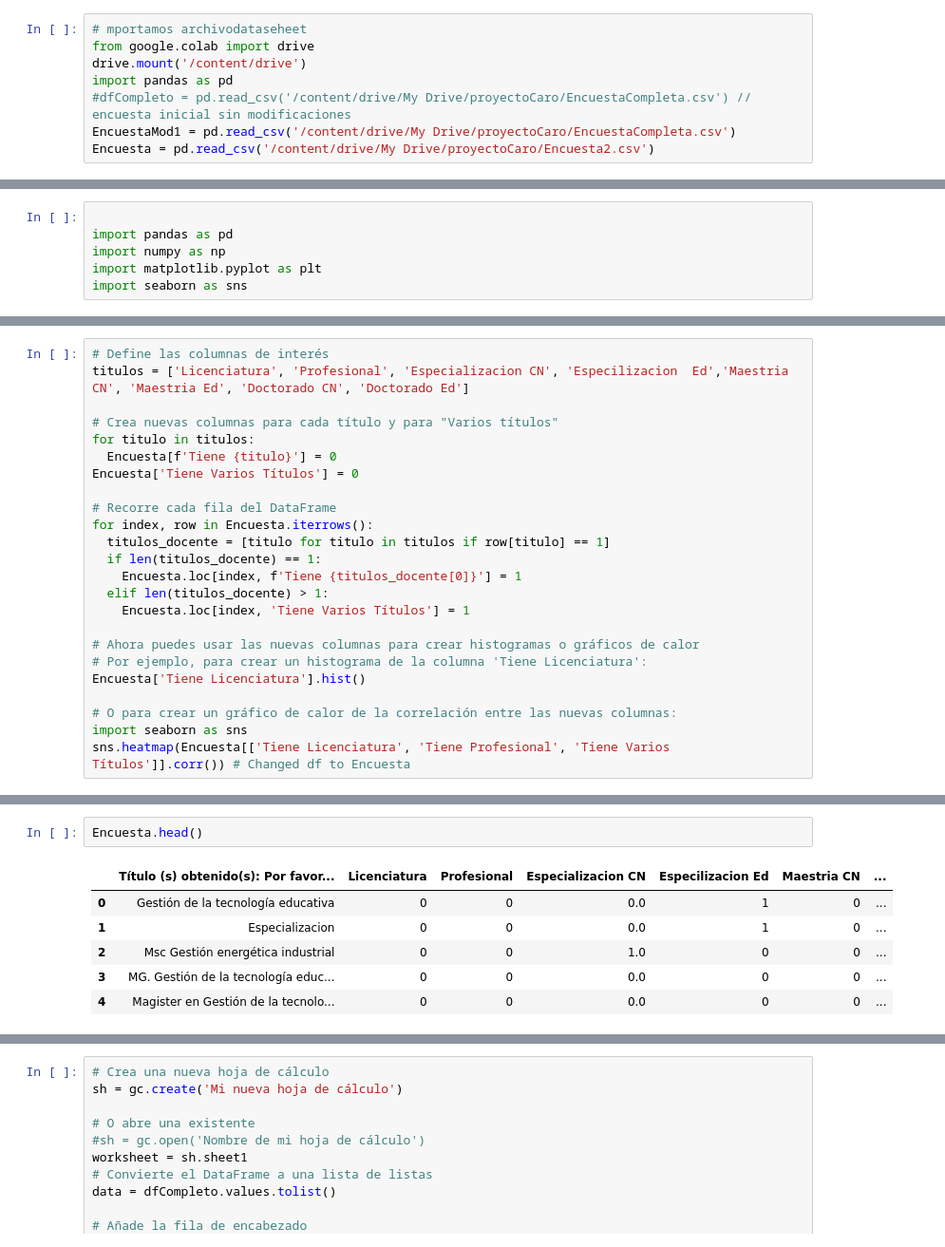
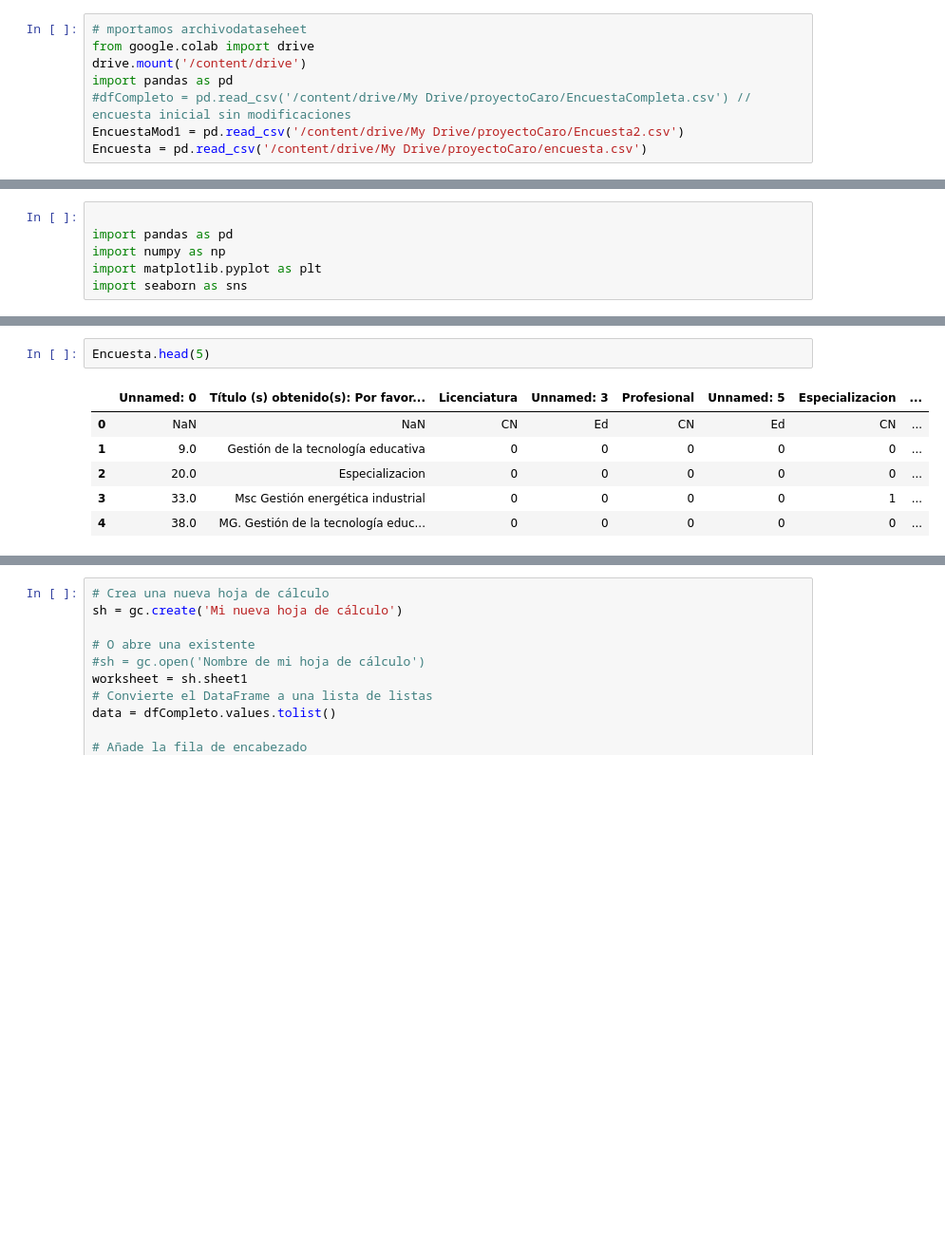
Before and after one commit to admaesmo/ScienceEducationAnalitics, a Jupyter notebook: science_teacher_education.ipynb, the cells around one changed output, grey strips where cells are left out. Shown: that part at 95% size. Cells and saved outputs as stored; diff of their text form; blank space fills up the shorter version.

```diff
--- a/science_teacher_education.ipynb
+++ b/science_teacher_education.ipynb
@@ -10,8 +10,8 @@ from google.colab import drive
 drive.mount('/content/drive')
 import pandas as pd
 #dfCompleto = pd.read_csv('/content/drive/My Drive/proyectoCaro/EncuestaCompleta.csv') // encuesta inicial sin modificaciones
-EncuestaMod1 = pd.read_csv('/content/drive/My Drive/proyectoCaro/EncuestaCompleta.csv')
-Encuesta = pd.read_csv('/content/drive/My Drive/proyectoCaro/Encuesta2.csv')
+EncuestaMod1 = pd.read_csv('/content/drive/My Drive/proyectoCaro/Encuesta2.csv')
+Encuesta = pd.read_csv('/content/drive/My Drive/proyectoCaro/encuesta.csv')
 # %% [output]
 Drive already mounted at /content/drive; to attempt to forcibly remount, call drive.mount("/content/drive", force_remount=True).
 # %%
@@ -135,24 +107,0 @@ for index, row in dfCompleto.iterrows():
-# %%
-# Define las columnas de interés
-titulos = ['Licenciatura', 'Profesional', 'Especializacion CN', 'Especilizacion  Ed','Maestria CN', 'Maestria Ed', 'Doctorado CN', 'Doctorado Ed']
-
-# Crea nuevas columnas para cada título y para "Varios títulos"
-for titulo in titulos:
-  Encuesta[f'Tiene {titulo}'] = 0
-Encuesta['Tiene Varios Títulos'] = 0
-
-# Recorre cada fila del DataFrame
-for index, row in Encuesta.iterrows():
-  titulos_docente = [titulo for titulo in titulos if row[titulo] == 1]
-  if len(titulos_docente) == 1:
-    Encuesta.loc[index, f'Tiene {titulos_docente[0]}'] = 1
-  elif len(titulos_docente) > 1:
-    Encuesta.loc[index, 'Tiene Varios Títulos'] = 1
-
-# Ahora puedes usar las nuevas columnas para crear histogramas o gráficos de calor
-# Por ejemplo, para crear un histograma de la columna 'Tiene Licenciatura':
-Encuesta['Tiene Licenciatura'].hist()
-
-# O para crear un gráfico de calor de la correlación entre las nuevas columnas:
-import seaborn as sns
-sns.heatmap(Encuesta[['Tiene Licenciatura', 'Tiene Profesional', 'Tiene Varios Títulos']].corr()) # Changed df to Encuesta
@@ -162,9 +129,9 @@ sns.heatmap(Encuesta[['Tiene Licenciatura', 'Tiene Profesional', 'Tiene Varios T
 # %%
-Encuesta.head()
+Encuesta.head(5)
 # %% [output]
-|  | Título (s) obtenido(s): Por favor... | Licenciatura | Profesional | Especializacion CN | Especilizacion Ed | Maestria CN | ... |
-| 0 | Gestión de la tecnología educativa | 0 | 0 | 0.0 | 1 | 0 | ... |
-| 1 | Especializacion | 0 | 0 | 0.0 | 1 | 0 | ... |
-| 2 | Msc Gestión energética industrial | 0 | 0 | 1.0 | 0 | 0 | ... |
-| 3 | MG. Gestión de la tecnología educ... | 0 | 0 | 0.0 | 0 | 0 | ... |
-| 4 | Magister en Gestión de la tecnolo... | 0 | 0 | 0.0 | 0 | 0 | ... |
+|  | Unnamed: 0 | Título (s) obtenido(s): Por favor... | Licenciatura | Unnamed: 3 | Profesional | Unnamed: 5 | Especializacion | ... |
+| 0 | NaN | NaN | CN | Ed | CN | Ed | CN | ... |
+| 1 | 9.0 | Gestión de la tecnología educativa | 0 | 0 | 0 | 0 | 0 | ... |
+| 2 | 20.0 | Especializacion | 0 | 0 | 0 | 0 | 0 | ... |
+| 3 | 33.0 | Msc Gestión energética industrial | 0 | 0 | 0 | 0 | 1 | ... |
+| 4 | 38.0 | MG. Gestión de la tecnología educ... | 0 | 0 | 0 | 0 | 0 | ... |
```
Also changed, not shown: parts of 19 cells of this notebook.
